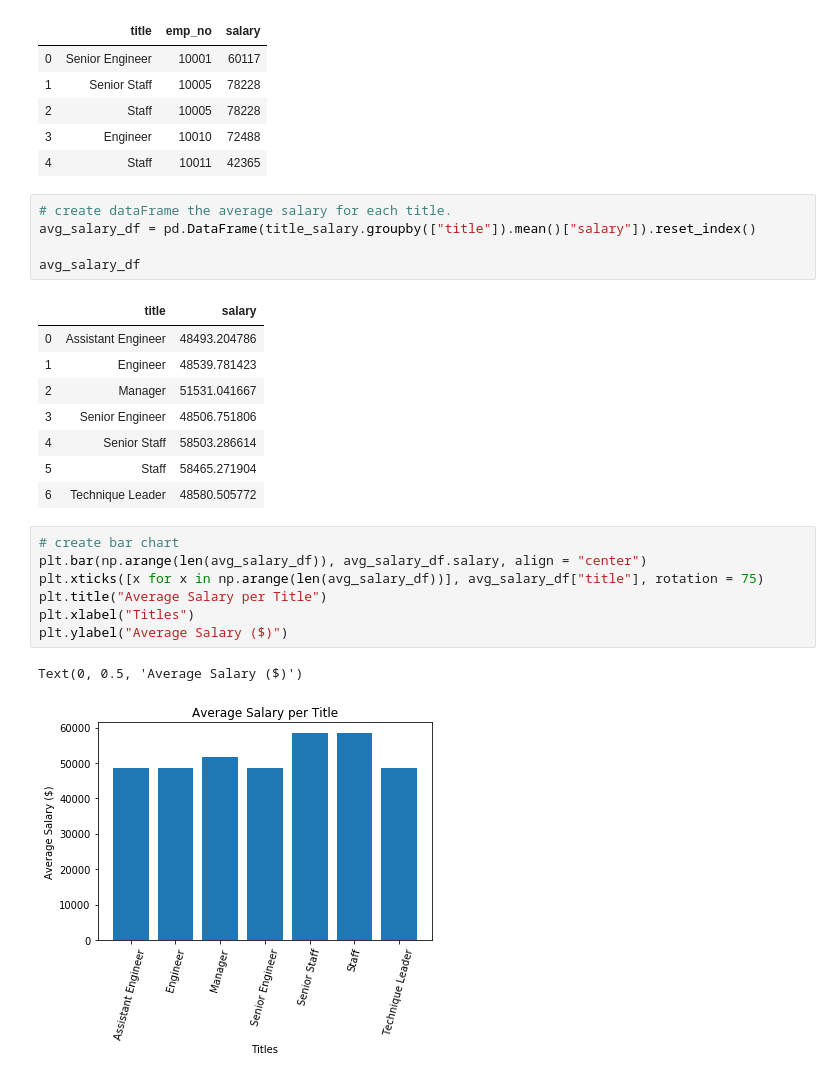
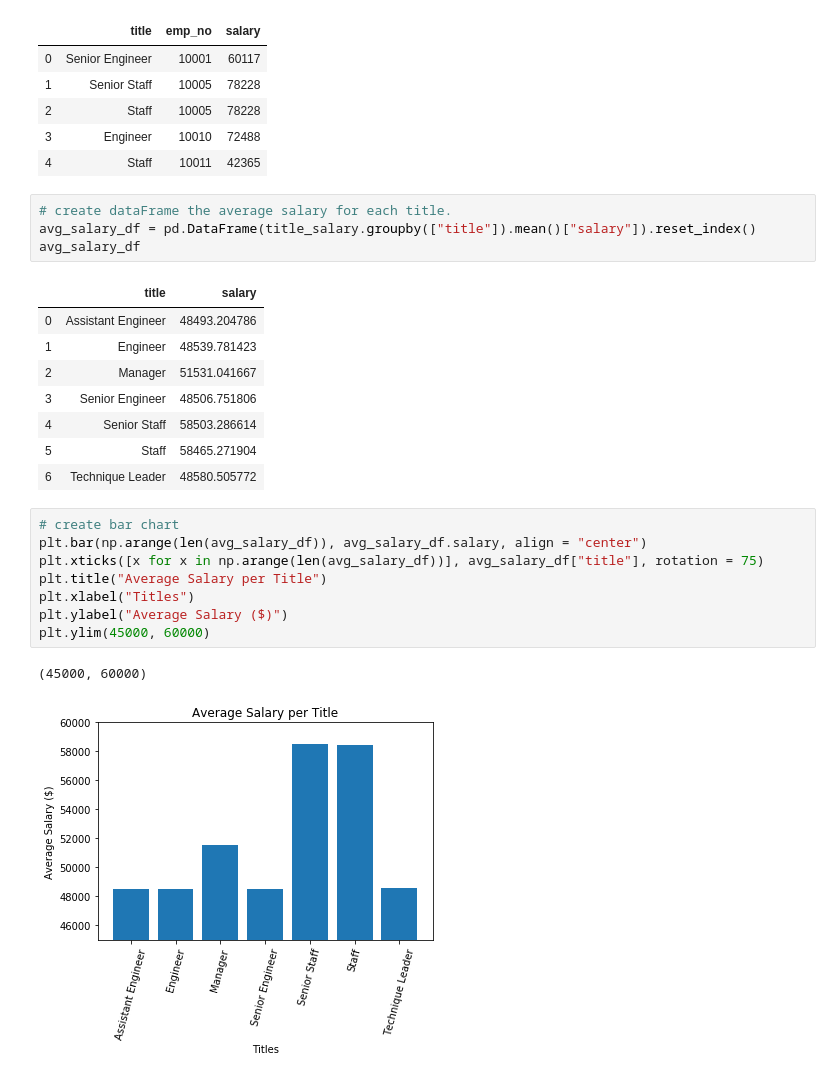
Before and after one commit to Lpwestlake/SQL-Challenge, a Jupyter notebook: EmployeeSQL/sql_panda.ipynb, the cells around one changed output. Drawn from its saved outputs; the diff is of its cells as text.

Commit message:
updated bar chart ylimit to look better

```diff
--- a/EmployeeSQL/sql_panda.ipynb
+++ b/EmployeeSQL/sql_panda.ipynb
@@ -50,7 +55,6 @@ title_salary.head()
 # %%
 # create dataFrame the average salary for each title.
 avg_salary_df = pd.DataFrame(title_salary.groupby(["title"]).mean()["salary"]).reset_index()
-
 avg_salary_df
 # %% [output]
 |  | title | salary |
@@ -64,10 +68,11 @@ avg_salary_df
 # %%
 # create bar chart
 plt.bar(np.arange(len(avg_salary_df)), avg_salary_df.salary, align = "center")
 plt.xticks([x for x in np.arange(len(avg_salary_df))], avg_salary_df["title"], rotation = 75)
 plt.title("Average Salary per Title")
 plt.xlabel("Titles")
 plt.ylabel("Average Salary ($)")
+plt.ylim(45000, 60000)
 # %% [output]
-Text(0, 0.5, 'Average Salary ($)')
+(45000, 60000)
-[figure, old version]
+[figure, new version]
```
Also changed, not shown: parts of 4 cells of this notebook.
